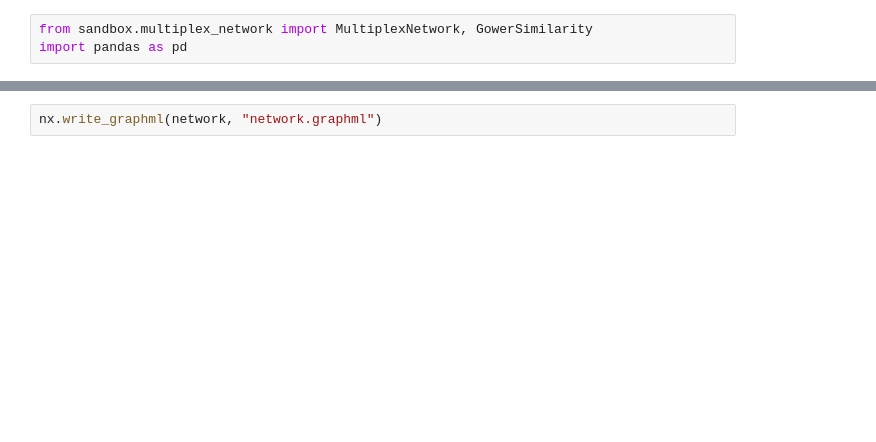
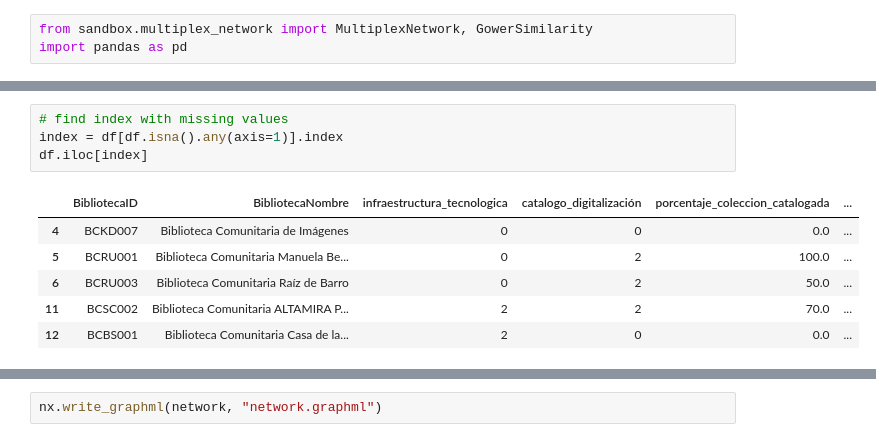
Before and after one commit to complexluise/bibliotecas_comunitarias_grafos, a Jupyter notebook: notebooks/2. Obtención de la red de atributos de bibliotecas.ipynb, the cells around one changed output, grey strips where cells are left out. Drawn from its saved outputs; the diff is of its cells as text; blank space fills up the shorter version.

```diff
--- a/notebooks/2. Obtención de la red de atributos de bibliotecas.ipynb
+++ b/notebooks/2. Obtención de la red de atributos de bibliotecas.ipynb
@@ -29,0 +54,11 @@ df
+# %%
+# find index with missing values
+index = df[df.isna().any(axis=1)].index
+df.iloc[index]
+# %% [output]
+|  | BibliotecaID | BibliotecaNombre | infraestructura_tecnologica | catalogo_digitalización | porcentaje_coleccion_catalogada | ... |
+| 4 | BCKD007 | Biblioteca Comunitaria de Imágenes | 0 | 0 | 0.0 | ... |
+| 5 | BCRU001 | Biblioteca Comunitaria Manuela Be... | 0 | 2 | 100.0 | ... |
+| 6 | BCRU003 | Biblioteca Comunitaria Raíz de Barro | 0 | 2 | 50.0 | ... |
+| 11 | BCSC002 | Biblioteca Comunitaria ALTAMIRA P... | 2 | 2 | 70.0 | ... |
+| 12 | BCBS001 | Biblioteca Comunitaria Casa de la... | 2 | 0 | 0.0 | ... |
```
Also changed, not shown: parts of 7 cells of this notebook.
